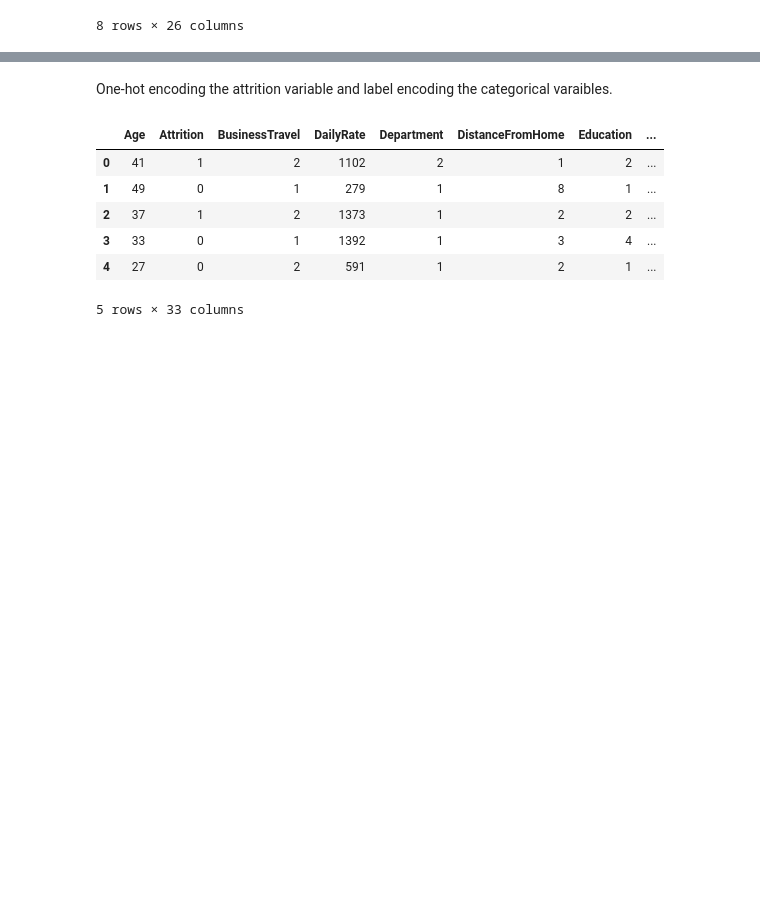
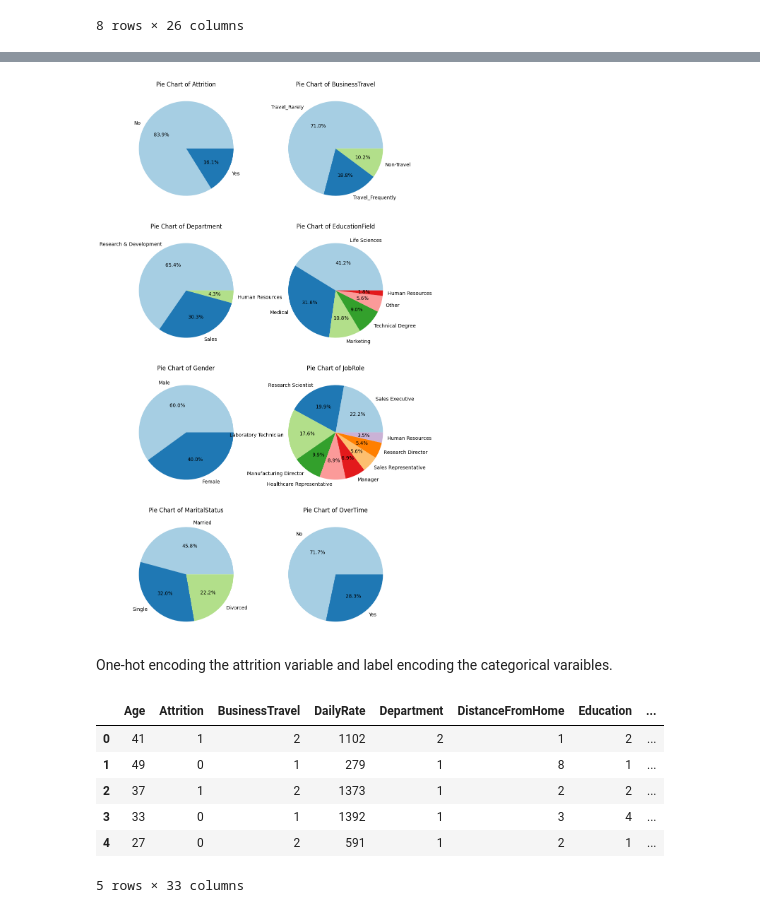
Before and after one commit to lukecarroll101/LearningEnvironment, a Jupyter notebook: EmployeeAttrition.ipynb, the cells around one changed output, grey strips where cells are left out. Drawn from its saved outputs; the diff is of its cells as text; code cells hidden in the pictures; blank space fills up the shorter version.

```diff
--- a/EmployeeAttrition.ipynb
+++ b/EmployeeAttrition.ipynb
@@ -70,3 +90,17 @@ memory usage: 402.1+ KB
+# %%
+fig, axes = plt.subplots(round(len(categorical_columns)/2 + 0.4), 2, figsize=(10, 20))
+axes = axes.flatten()
+
+for idx, column in enumerate(categorical_columns):
+    values = df[column].value_counts()
+
+    axes[idx].pie(values, labels=values.index, autopct='%1.1f%%', colors=plt.cm.Paired.colors)
+    axes[idx].set_title(f'Pie Chart of {column}')
+
+plt.subplots_adjust() # wspace=0.7, wspace=0.3
+plt.show()
+# %% [output]
+[figure, added]
 # %% [markdown]
 One-hot encoding the attrition variable and label encoding the categorical varaibles.
 # %%
```
Also changed, not shown: parts of 4 cells of this notebook.
